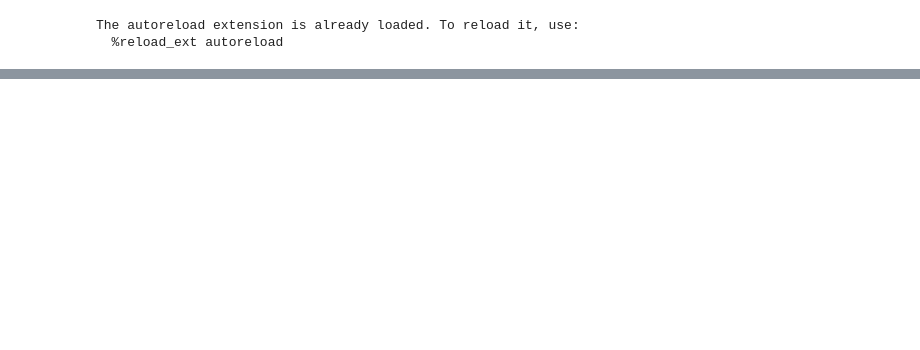
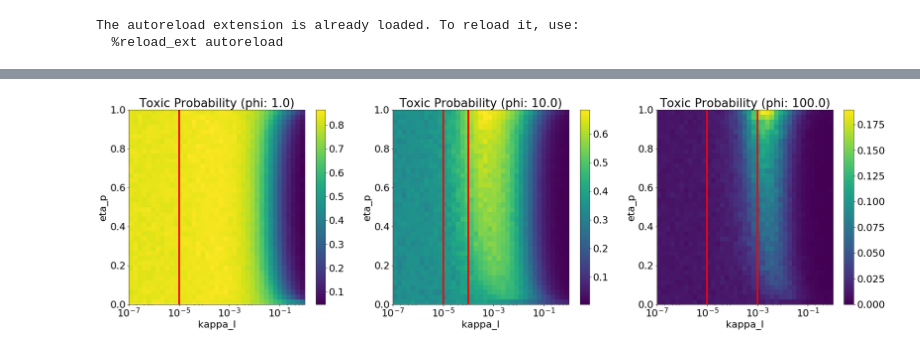
Before and after one commit to ctogle/mini_gillespiem, a Jupyter notebook: TAmodule_aim2_plot.ipynb, the cells around one changed output, grey strips where cells are left out. Saved outputs shown, nothing was run; the diff lists cells and outputs as text; code cells hidden in the pictures; blank space fills up the shorter version.

```diff
--- a/TAmodule_aim2_plot.ipynb
+++ b/TAmodule_aim2_plot.ipynb
@@ -176,0 +103,20 @@ selection[['phi', 'eta_p', 'Toxic Probability']]
+# %%
+def heat(ax, selection, xaxis, yaxis, zaxis):
+    x = selection[xaxis].values
+    y = selection[yaxis].values
+    z = selection[zaxis].values
+
+    xs, ys = np.unique(x), np.unique(y)
+    X, Y = np.meshgrid(xs, ys)
+    Z = z.reshape(xs.shape[0], ys.shape[0]).transpose()
+
+    img = ax.pcolormesh(X, Y, Z)
+    f.colorbar(img, ax=ax)
+    ax.set_xlabel(xaxis)
+    ax.set_ylabel(yaxis)
+    #ax.set_title(zaxis)
+
+    ax.set_xscale('log')
+    ax.set_yscale('linear')
+
+    return ax
@@ -176,0 +162,32 @@ selection[['phi', 'eta_p', 'Toxic Probability']]
+# %%
+xaxis = 'kappa_I'
+yaxis = 'eta_p'
+zaxis = 'Toxic Probability'
+
+phi_values = (1, 10, 100)
+
+n_fig = len(phi_values)
+f, axes = plt.subplots(1, n_fig * 1, figsize=(n_fig * 10, 8))
+if n_fig == 1:
+    axes = [axes]
+
+for phi, ax in zip(phi_values, axes):
+    kappa_T_1 = 0.00001
+    kappa_T_2 = phi * kappa_T_1
+
+    pscan = pscans[0]
+    subspace = {'phi': phi}
+    targets = ('time', 'T_free', 'I')
+    target = 'T_free'
+
+    selection = pscan_view(pscan, subspace, targets)
+    selection = selection.loc[selection['Target'] == target].reset_index()
+    selection.shape, selection.columns
+
+    ax = heat(ax, selection, xaxis, yaxis, zaxis)
+    ax.set_title('%s (phi: %0.1f)' % (zaxis, phi))
+
+    ax.plot([kappa_T_1, kappa_T_1], [0, 1], lw=4, color='r')
+    ax.plot([kappa_T_2, kappa_T_2], [0, 1], lw=4, color='r')
+# %% [output]
+[figure, added]
```
Also changed, not shown: parts of 7 cells of this notebook, 1 other file.
